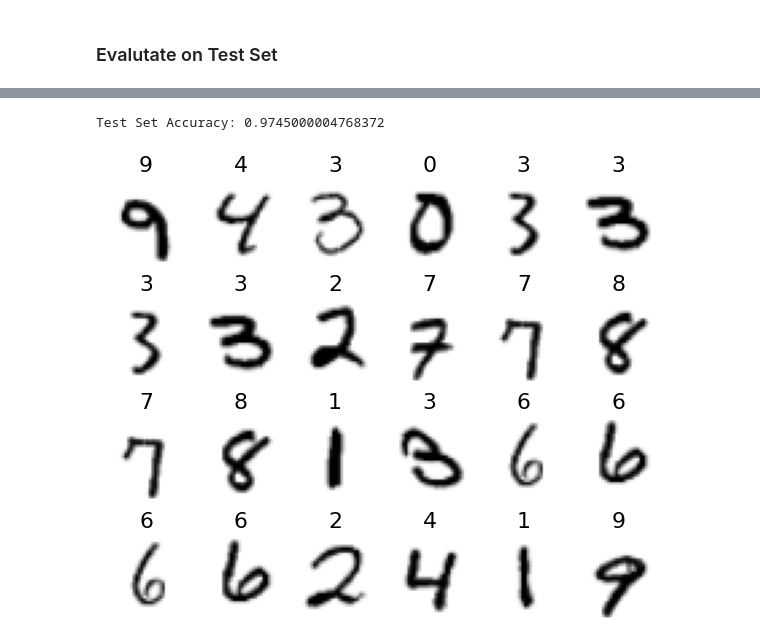
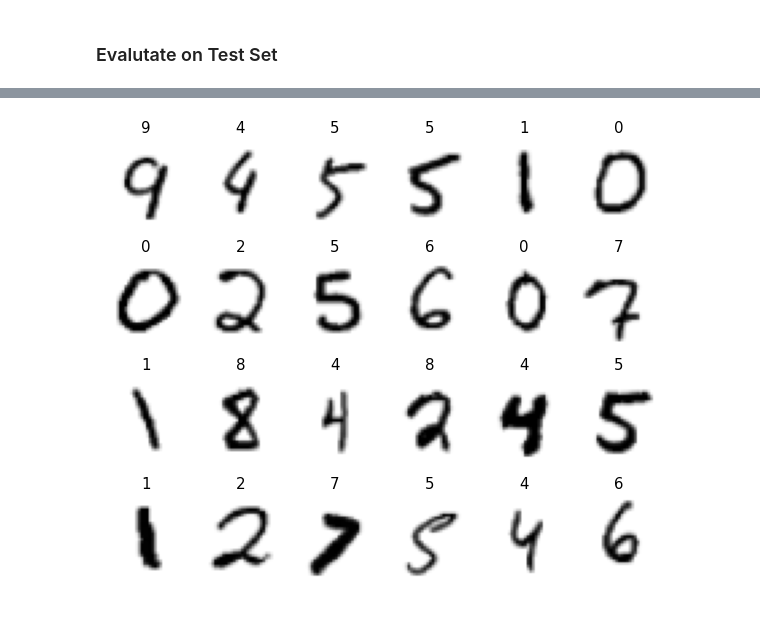
Before and after one commit to RolandSherwin/ml-paper-implementations, a Jupyter notebook: 00-LeNet/main.ipynb, the cells around one changed output, grey strips where cells are left out. Saved outputs shown, nothing was run; the diff lists cells and outputs as text; code cells hidden in the pictures; blank space fills up the shorter version.

```diff
--- a/00-LeNet/main.ipynb
+++ b/00-LeNet/main.ipynb
@@ -194,18 +177,5 @@ evaluate = leNet.evaluate(test_ready)
-# %%
-display = (4,6)
-fig, ax = plt.subplots(display[0], display[1], figsize=(10, 12))
-fig.subplots_adjust(hspace=-0.6, wspace=0.1)
-print(f'Test Set Accuracy: {evaluate[1]}')
-
-for x, y in test_ready.take(1):
-    pred = leNet.predict(x)
-
-    for i in range(display[0]):
-        for j in range(display[1]):
-            index = i*display[0]+j
-            ax[i,j].imshow(np.array(x[index]).reshape(32,32), cmap='binary')
-            ax[i,j].axis('off')
-            ax[i,j].set_title(int(tf.math.argmax(pred[index])), fontsize= 22)
-# %% [output]
-Test Set Accuracy: 0.9745000004768372
-[figure, removed]
+# %%
+test_plotter = ImagePlotter(test_ready, leNet)
+test_plotter.grid_plot(grid_size=(4,6), figsize=(10, 12), hspace=-0.6, wspace=0.1, title='y_pred_one_hot')
+# %% [output]
+[figure, added]
```
Also changed, not shown: parts of 6 cells of this notebook, 4 other files.
